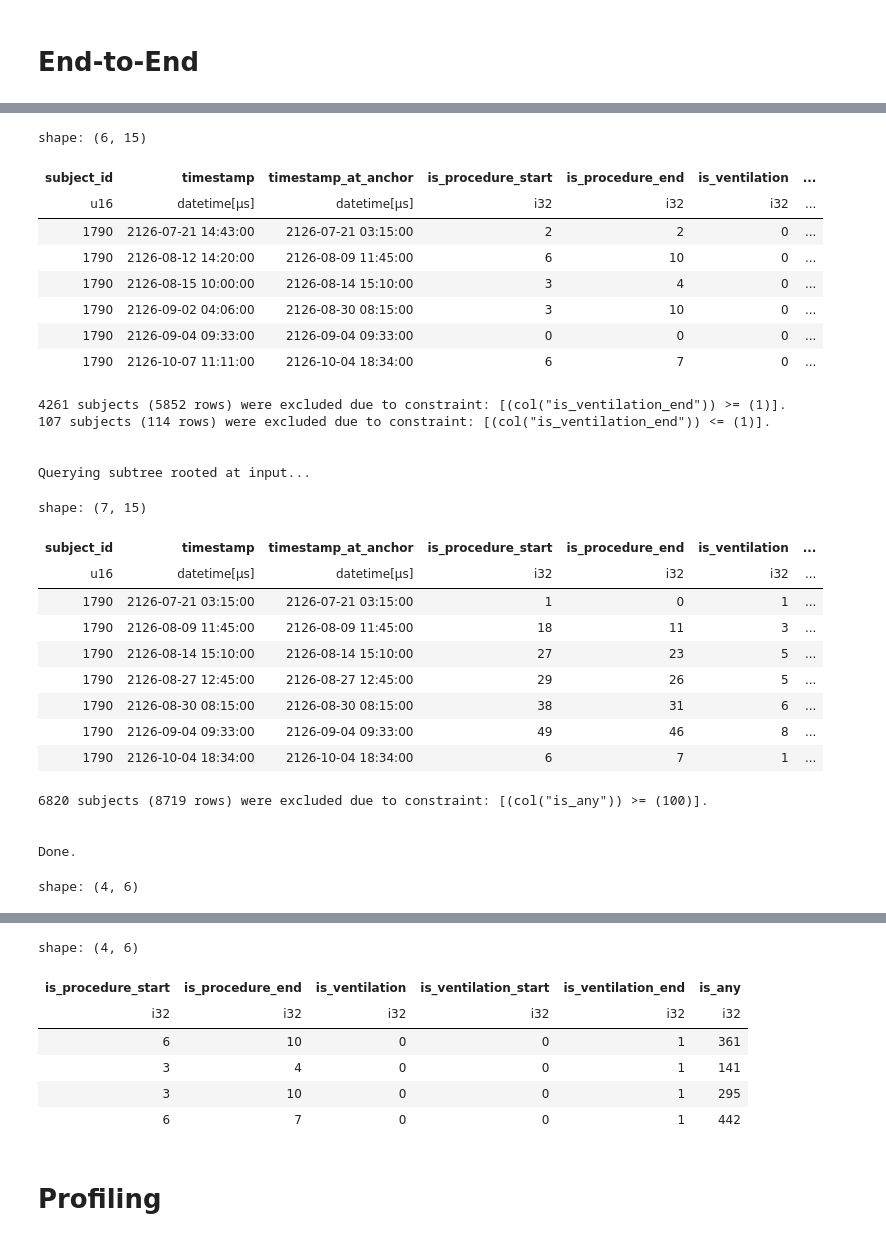
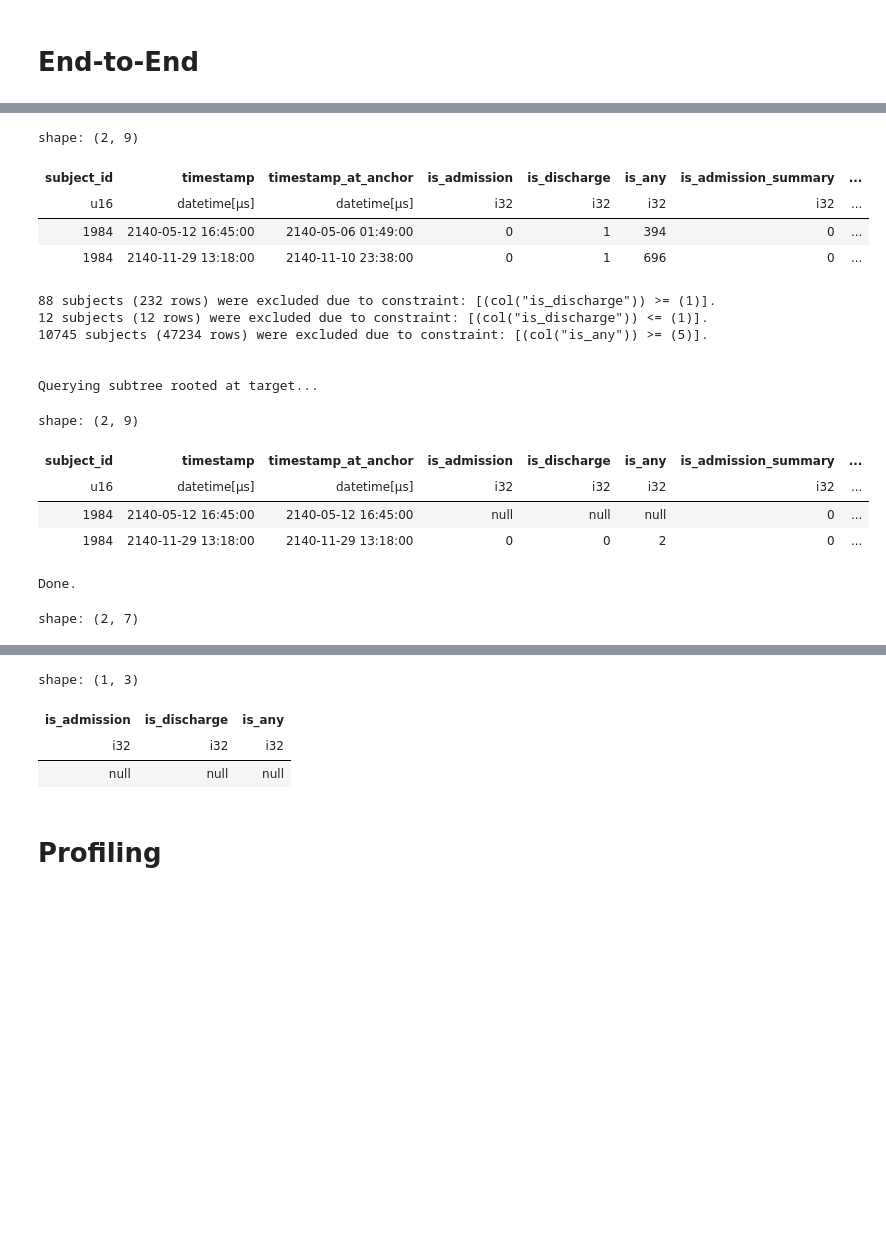
Before and after one commit to justin13601/ACES, a Jupyter notebook: to_organize/run_tests.ipynb, the cells around one changed output, grey strips where cells are left out. Drawn from its saved outputs; the diff is of its cells as text; code cells hidden in the pictures; blank space fills up the shorter version.

Commit message:
Switched to readmission risk as base config

```diff
--- a/to_organize/run_tests.ipynb
+++ b/to_organize/run_tests.ipynb
@@ -81,24 +93,24 @@ shape: (1_336, 32)
 # res.filter(res['subject_id'] == 9011)
 
 
+# from task_querying_v2 import *
+
+# name = 'intervention_weaning'
+
+# config_path = f"../sample_configs/{name}.yaml"
+
+# res = query_task(config_path, df_data)
+# res.filter(res['subject_id'] == 1790)
+
+
 from task_querying_v2 import *
 
-name = 'intervention_weaning'
+name = 'readmission_risk'
 
 config_path = f"../sample_configs/{name}.yaml"
 
 res = query_task(config_path, df_data)
-res.filter(res['subject_id'] == 1790)
-
-
-# from task_querying_v2 import *
-
-# name = 'readmission_risk'
-
-# config_path = f"../sample_configs/{name}.yaml"
-
-# res = query_task(config_path, df_data)
-# res.filter(res['subject_id'] == 1984)
+res.filter(res['subject_id'] == 1984)
 # %% [output]
 Loading config...
 
@@ -120,29 +135,18 @@ Querying subtree rooted at target...
-shape: (6, 15)
+shape: (2, 9)
-| subject_id | timestamp | timestamp_at_anchor | is_procedure_start | is_procedure_end | is_ventilation | ... |
-| u16 | datetime[μs] | datetime[μs] | i32 | i32 | i32 | ... |
-| 1790 | 2126-07-21 14:43:00 | 2126-07-21 03:15:00 | 2 | 2 | 0 | ... |
-| 1790 | 2126-08-12 14:20:00 | 2126-08-09 11:45:00 | 6 | 10 | 0 | ... |
-| 1790 | 2126-08-15 10:00:00 | 2126-08-14 15:10:00 | 3 | 4 | 0 | ... |
-| 1790 | 2126-09-02 04:06:00 | 2126-08-30 08:15:00 | 3 | 10 | 0 | ... |
-| 1790 | 2126-09-04 09:33:00 | 2126-09-04 09:33:00 | 0 | 0 | 0 | ... |
-| 1790 | 2126-10-07 11:11:00 | 2126-10-04 18:34:00 | 6 | 7 | 0 | ... |
+| subject_id | timestamp | timestamp_at_anchor | is_admission | is_discharge | is_any | is_admission_summary | ... |
+| u16 | datetime[μs] | datetime[μs] | i32 | i32 | i32 | i32 | ... |
+| 1984 | 2140-05-12 16:45:00 | 2140-05-06 01:49:00 | 0 | 1 | 394 | 0 | ... |
+| 1984 | 2140-11-29 13:18:00 | 2140-11-10 23:38:00 | 0 | 1 | 696 | 0 | ... |
-4261 subjects (5852 rows) were excluded due to constraint: [(col("is_ventilation_end")) >= (1)].
-107 subjects (114 rows) were excluded due to constraint: [(col("is_ventilation_end")) <= (1)].
+88 subjects (232 rows) were excluded due to constraint: [(col("is_discharge")) >= (1)].
+12 subjects (12 rows) were excluded due to constraint: [(col("is_discharge")) <= (1)].
+10745 subjects (47234 rows) were excluded due to constraint: [(col("is_any")) >= (5)].
 
 
-Querying subtree rooted at input...
+Querying subtree rooted at target...
-shape: (7, 15)
+shape: (2, 9)
-| subject_id | timestamp | timestamp_at_anchor | is_procedure_start | is_procedure_end | is_ventilation | ... |
-| u16 | datetime[μs] | datetime[μs] | i32 | i32 | i32 | ... |
-| 1790 | 2126-07-21 03:15:00 | 2126-07-21 03:15:00 | 1 | 0 | 1 | ... |
-| 1790 | 2126-08-09 11:45:00 | 2126-08-09 11:45:00 | 18 | 11 | 3 | ... |
-| 1790 | 2126-08-14 15:10:00 | 2126-08-14 15:10:00 | 27 | 23 | 5 | ... |
-| 1790 | 2126-08-27 12:45:00 | 2126-08-27 12:45:00 | 29 | 26 | 5 | ... |
-| 1790 | 2126-08-30 08:15:00 | 2126-08-30 08:15:00 | 38 | 31 | 6 | ... |
-| 1790 | 2126-09-04 09:33:00 | 2126-09-04 09:33:00 | 49 | 46 | 8 | ... |
-| 1790 | 2126-10-04 18:34:00 | 2126-10-04 18:34:00 | 6 | 7 | 1 | ... |
+| subject_id | timestamp | timestamp_at_anchor | is_admission | is_discharge | is_any | is_admission_summary | ... |
+| u16 | datetime[μs] | datetime[μs] | i32 | i32 | i32 | i32 | ... |
+| 1984 | 2140-05-12 16:45:00 | 2140-05-12 16:45:00 | null | null | null | 0 | ... |
+| 1984 | 2140-11-29 13:18:00 | 2140-11-29 13:18:00 | 0 | 0 | 2 | 0 | ... |
-6820 subjects (8719 rows) were excluded due to constraint: [(col("is_any")) >= (100)].
-
-
 Done.
-shape: (4, 6)
+shape: (2, 7)
@@ -155,13 +157,10 @@ shape: (4, 6)
 # %%
-res.filter(res['subject_id'] == 1790).select(['target/window_summary']).unnest('target/window_summary')
+res.filter(res['subject_id'] == 1948).select(['target/window_summary']).unnest('target/window_summary')
 # %% [output]
-shape: (4, 6)
+shape: (1, 3)
-| is_procedure_start | is_procedure_end | is_ventilation | is_ventilation_start | is_ventilation_end | is_any |
-| i32 | i32 | i32 | i32 | i32 | i32 |
-| 6 | 10 | 0 | 0 | 1 | 361 |
-| 3 | 4 | 0 | 0 | 1 | 141 |
-| 3 | 10 | 0 | 0 | 1 | 295 |
-| 6 | 7 | 0 | 0 | 1 | 442 |
+| is_admission | is_discharge | is_any |
+| i32 | i32 | i32 |
+| null | null | null |
 # %% [markdown]
 # Profiling
 # %%
```
Also changed, not shown: parts of 5 cells of this notebook, 35 other files.
